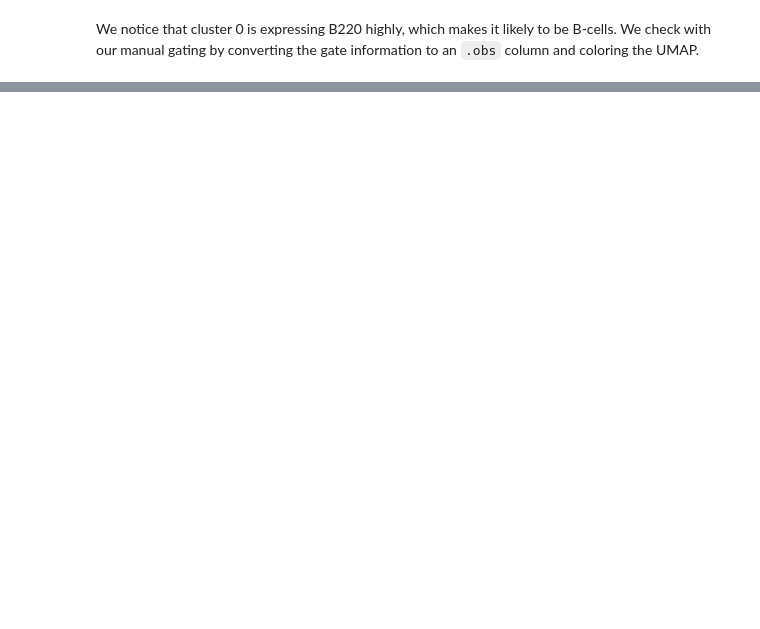
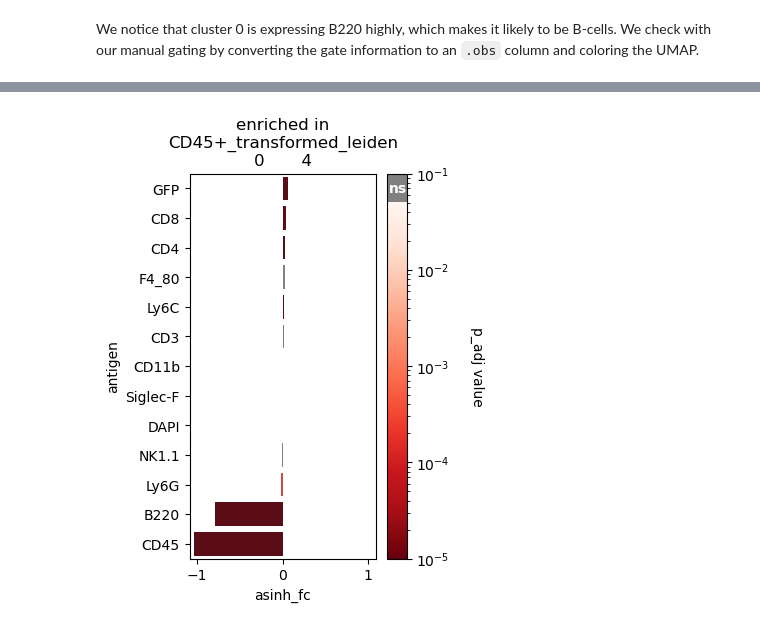
Before and after one commit to rgb-lab/FACSPy, a Jupyter notebook: vignettes/mouse_lineages/05_dataset_analysis_single_cell.ipynb, the cells around one changed output, grey strips where cells are left out. Cells and saved outputs as stored; diff of their text form; code cells hidden in the pictures; blank space fills up the shorter version.

```diff
--- a/vignettes/mouse_lineages/05_dataset_analysis_single_cell.ipynb
+++ b/vignettes/mouse_lineages/05_dataset_analysis_single_cell.ipynb
@@ -302,3 +183,0 @@ fp.pl.umap(dataset,
-# %%
-dataset = fp.read_dataset(input_dir = "../../Tutorials/mouse_lineages/",
-                          file_name = "raw_dataset_samplewise")
@@ -316,3 +183,0 @@ AnnData object with n_obs × n_vars = 200000 × 20
-# %%
-fp.settings.default_gate = "CD45+"
-fp.settings.default_layer = "transformed"
@@ -696,0 +198,13 @@ fp.pl.marker_density(neus,
+# %%
+fp.pl.fold_change(dataset,
+                  layer = "compensated",
+                  data_group = "CD45+_transformed_leiden",
+                  groupby = "CD45+_transformed_leiden",
+                  group1 = "0",
+                  group2 = "4",
+                  figsize = (3,5),
+                  stat = "p_adj",
+                  min_pval = 10e-6
+                  )
+# %% [output]
+[figure, added]
```
Also changed, not shown: parts of 63 cells of this notebook, 12 other files.
